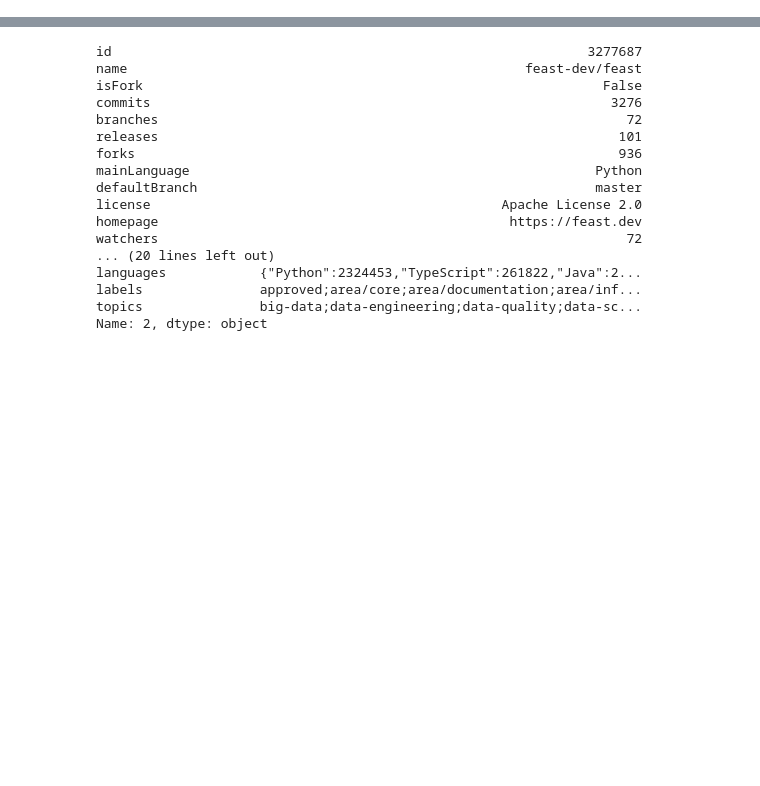
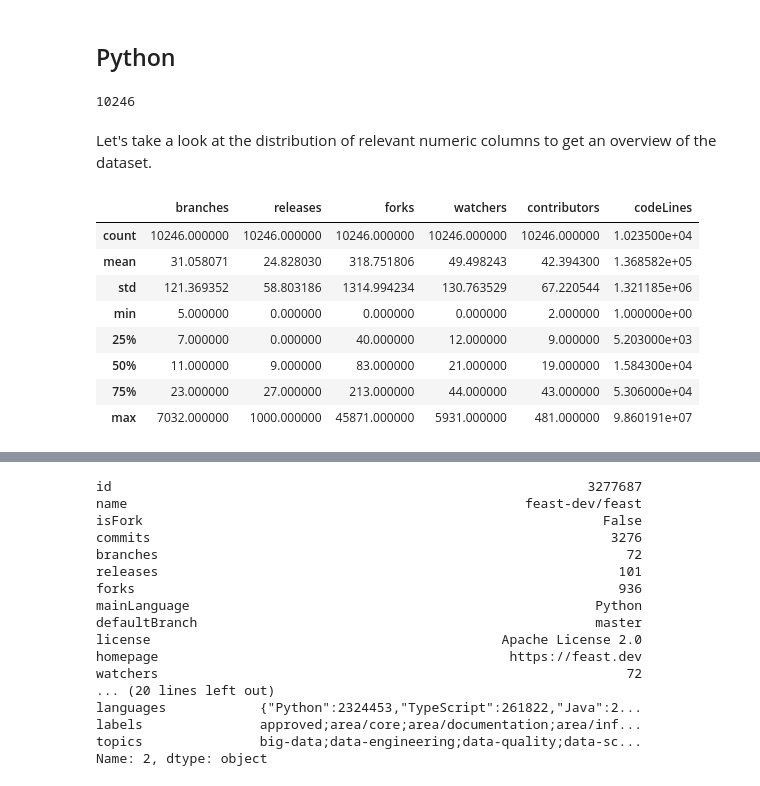
Before and after one commit to JetBrains-Research/vcs-agent, a Jupyter notebook: scrape_repos.ipynb, the cells around one changed output, grey strips where cells are left out. Saved outputs shown, nothing was run; the diff lists cells and outputs as text; code cells hidden in the pictures; blank space fills up the shorter version.

Commit message:
Add: Metadata review for Python, Java, Kotlin
Quantitative analysis of key metadata metrics for Python, Java, and Kotlin. Migrated git history traversal code to use Python repositories

```diff
--- a/scrape_repos.ipynb
+++ b/scrape_repos.ipynb
@@ -11,0 +9,23 @@ repositories_metadata = pd.read_csv(os.path.join(path_to_data, 'results.csv'))
+# %% [markdown]
+## Python
+# %%
+# 1. Read in repositories from CSV
+python_repositories_metadata = pd.read_csv(os.path.join(path_to_data, 'python_repos.csv'))
+# %%
+len(python_repositories_metadata)
+# %% [output]
+10246
+# %% [markdown]
+Let's take a look at the distribution of relevant numeric columns to get an overview of the dataset.
+# %%
+python_repositories_metadata[['branches', 'releases', 'forks', 'watchers', 'contributors', 'codeLines']].describe()
+# %% [output]
+|  | branches | releases | forks | watchers | contributors | codeLines |
+| count | 10246.000000 | 10246.000000 | 10246.000000 | 10246.000000 | 10246.000000 | 1.023500e+04 |
+| mean | 31.058071 | 24.828030 | 318.751806 | 49.498243 | 42.394300 | 1.368582e+05 |
+| std | 121.369352 | 58.803186 | 1314.994234 | 130.763529 | 67.220544 | 1.321185e+06 |
+| min | 5.000000 | 0.000000 | 0.000000 | 0.000000 | 2.000000 | 1.000000e+00 |
+| 25% | 7.000000 | 0.000000 | 40.000000 | 12.000000 | 9.000000 | 5.203000e+03 |
+| 50% | 11.000000 | 9.000000 | 83.000000 | 21.000000 | 19.000000 | 1.584300e+04 |
+| 75% | 23.000000 | 27.000000 | 213.000000 | 44.000000 | 43.000000 | 5.306000e+04 |
+| max | 7032.000000 | 1000.000000 | 45871.000000 | 5931.000000 | 481.000000 | 9.860191e+07 |
```
Also changed, not shown: parts of 23 cells of this notebook, 1 other file.
